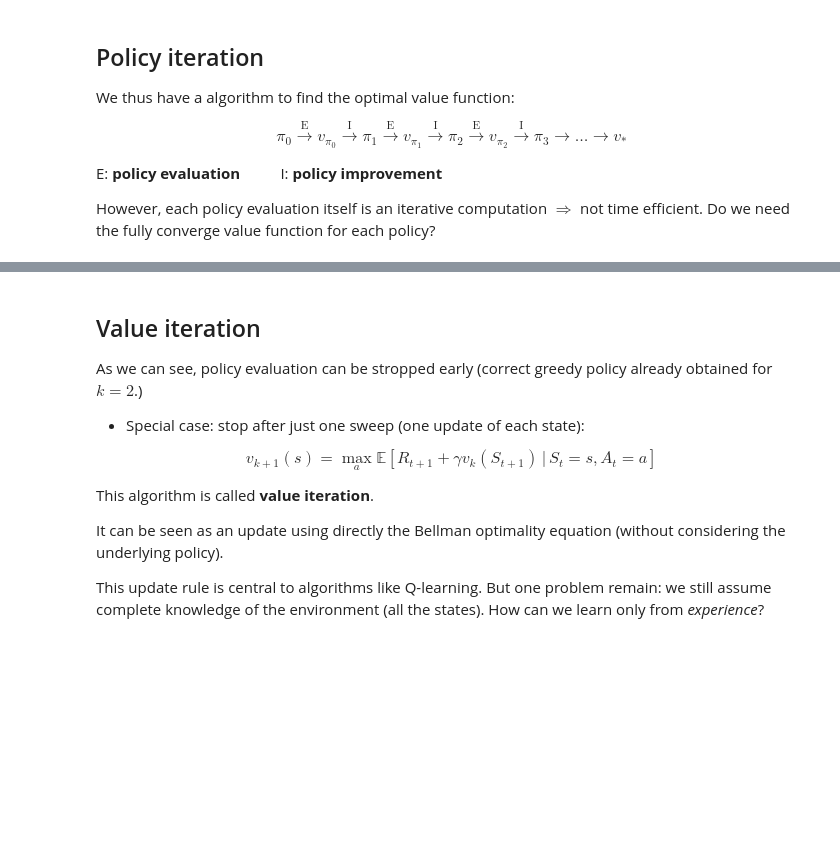
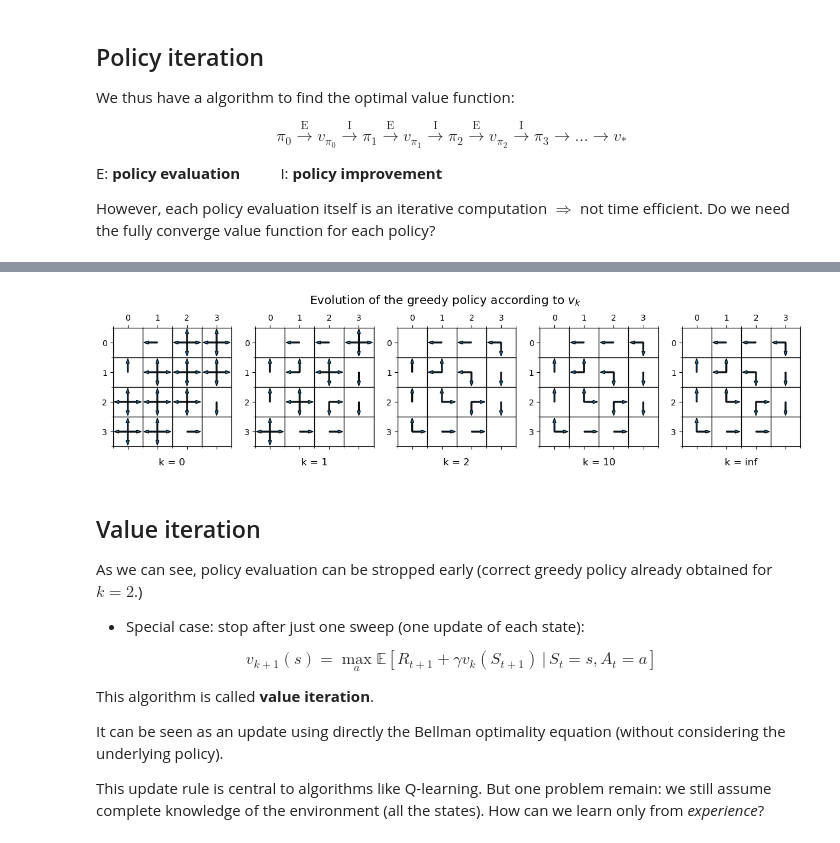
Before and after one commit to adrienbolens/introduction-to-q-learning, a Jupyter notebook: slides.ipynb, the cells around one changed output, grey strips where cells are left out. Cells and saved outputs as stored; diff of their text form; code cells hidden in the pictures; blank space fills up the shorter version.

```diff
--- a/slides.ipynb
+++ b/slides.ipynb
@@ -467,7 +465,6 @@ actions_dicts = [grid.greedy_actions(v) for v in value_functions]
 for actions, k, ax in zip(actions_dicts, n_steps, axes):
     draw_arrows(actions, ax)
     ax.set_title(f'k = {k}', y=-0.2)
-    plt.tight_layout()
 
 fig.suptitle(r"Evolution of the greedy policy according to $v_k$", fontsize="x-large")
 fig.subplots_adjust(top=0.8)
@@ -477,3 +472,4 @@ fig.subplots_adjust(top=0.8)
+[figure, added]
 # %% [markdown]
 ## Value iteration
 
```
Also changed, not shown: parts of 4 cells of this notebook.
